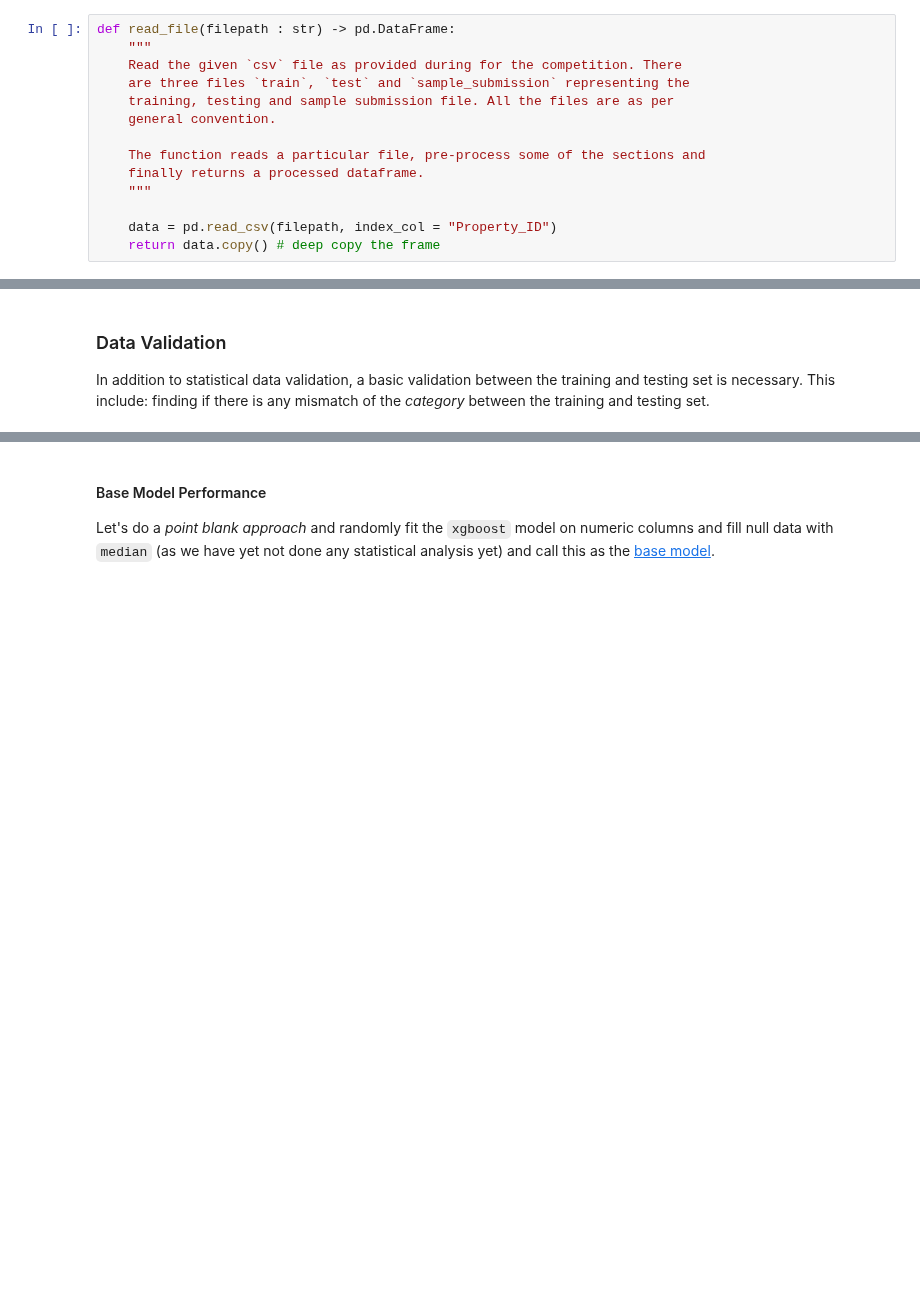
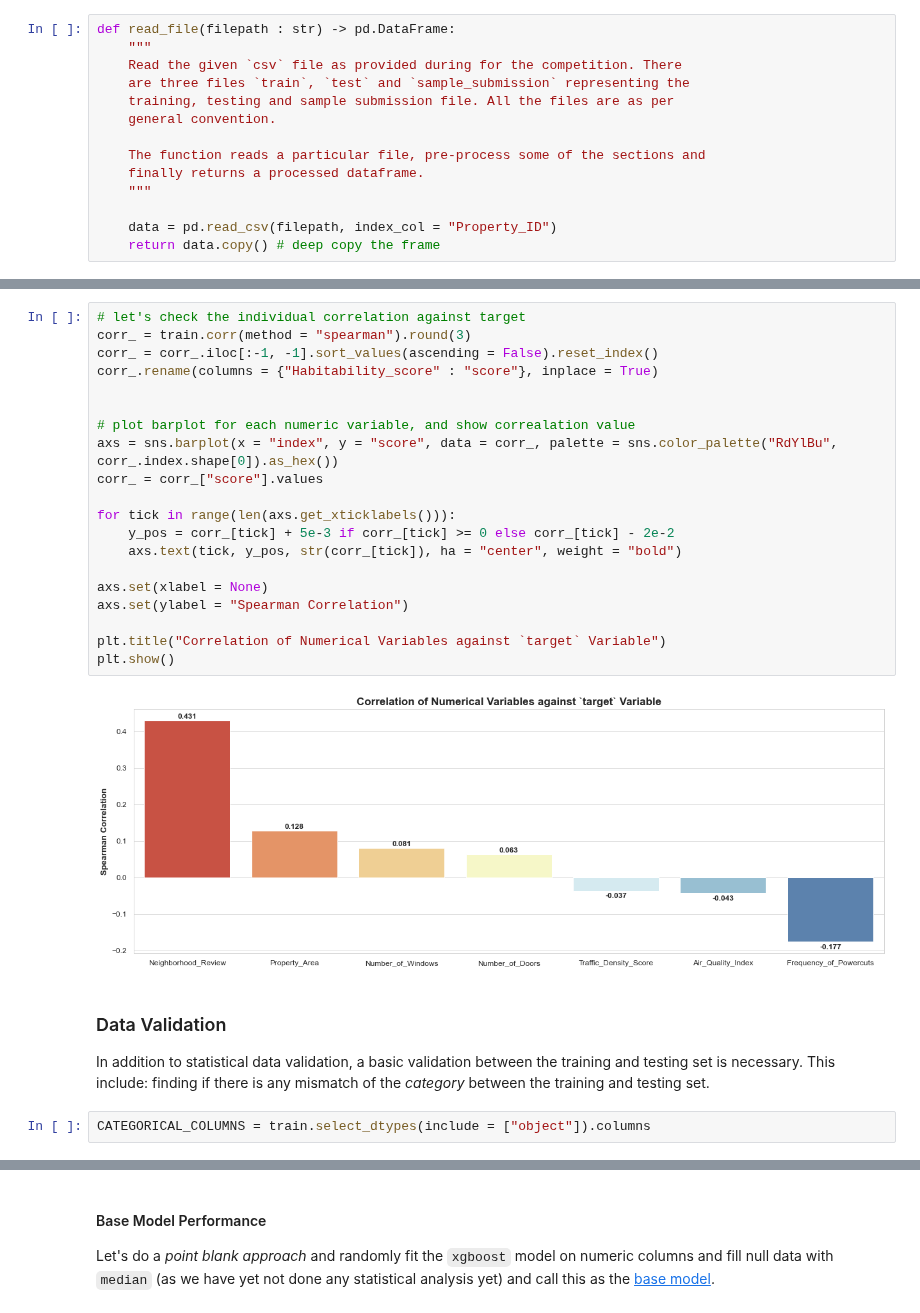
Before and after one commit to ZenithClown/self-development, a Jupyter notebook: HackerEarth Competitive Challenges/Get a Room - ML Hackathon/BOILERPLATE.ipynb, the cells around one changed output, grey strips where cells are left out. Cells and saved outputs as stored; diff of their text form; blank space fills up the shorter version.

```diff
--- a/HackerEarth Competitive Challenges/Get a Room - ML Hackathon/BOILERPLATE.ipynb
+++ b/HackerEarth Competitive Challenges/Get a Room - ML Hackathon/BOILERPLATE.ipynb
@@ -202,5 +237,29 @@ Memory Usage : 20.11 MB
+# %%
+# let's check the individual correlation against target
+corr_ = train.corr(method = "spearman").round(3)
+corr_ = corr_.iloc[:-1, -1].sort_values(ascending = False).reset_index()
+corr_.rename(columns = {"Habitability_score" : "score"}, inplace = True)
+
+
+# plot barplot for each numeric variable, and show correalation value
+axs = sns.barplot(x = "index", y = "score", data = corr_, palette = sns.color_palette("RdYlBu", corr_.index.shape[0]).as_hex())
+corr_ = corr_["score"].values
+
+for tick in range(len(axs.get_xticklabels())):
+    y_pos = corr_[tick] + 5e-3 if corr_[tick] >= 0 else corr_[tick] - 2e-2
+    axs.text(tick, y_pos, str(corr_[tick]), ha = "center", weight = "bold")
+
+axs.set(xlabel = None)
+axs.set(ylabel = "Spearman Correlation")
+
+plt.title("Correlation of Numerical Variables against `target` Variable")
+plt.show()
+# %% [output]
+[figure, added]
 # %% [markdown]
 ### Data Validation
 
 In addition to statistical data validation, a basic validation between the training and testing set is necessary. This include: finding if there is any mismatch of the *category* between the training and testing set.
+# %%
+CATEGORICAL_COLUMNS = train.select_dtypes(include = ["object"]).columns
 # %%
```
Also changed, not shown: parts of 21 cells of this notebook, 1 other file.
